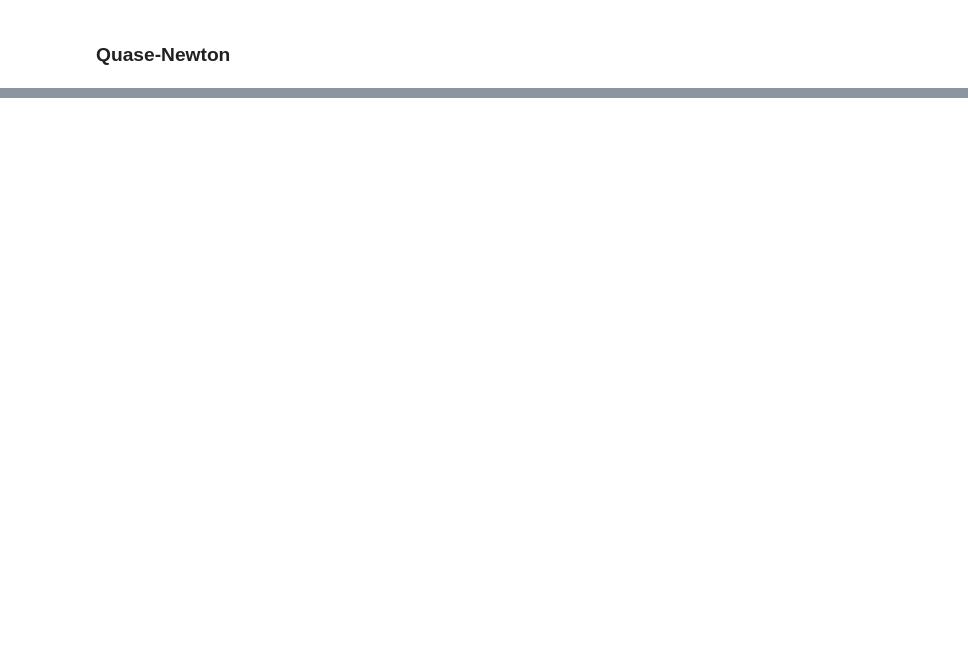
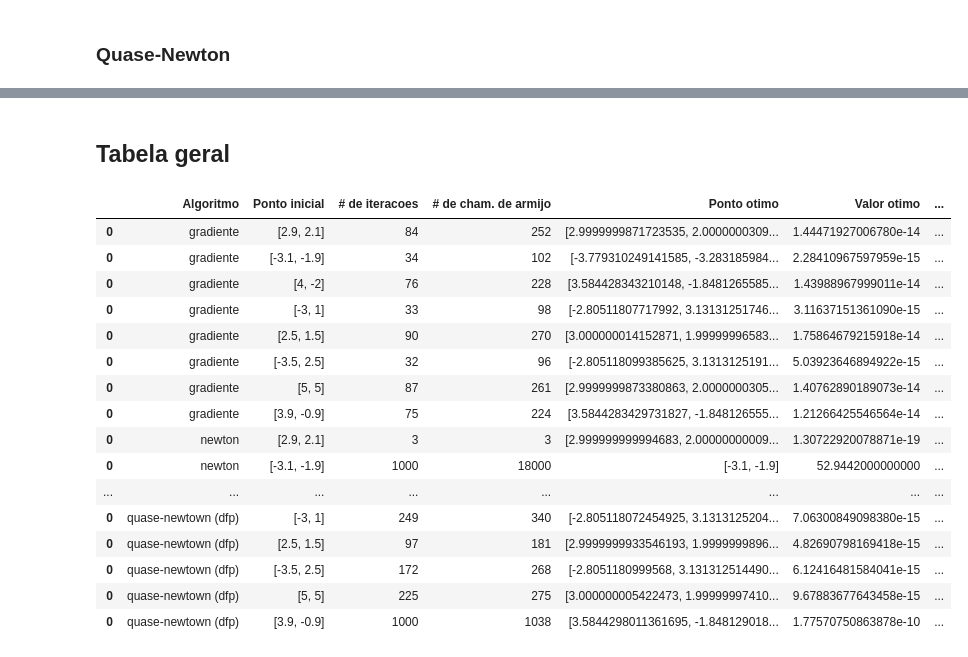
Before and after one commit to carloshenriquefbf/optimization, a Jupyter notebook: funcao3.ipynb, the cells around one changed output, grey strips where cells are left out. Saved outputs shown, nothing was run; the diff lists cells and outputs as text; code cells hidden in the pictures; blank space fills up the shorter version.

Commit message:
Add tabela geral

```diff
--- a/funcao3.ipynb
+++ b/funcao3.ipynb
@@ -176,0 +177,23 @@ display(df_quase_newton)
+# %% [markdown]
+## Tabela geral
+# %%
+df_all = pd.concat([df_gradiente, df_newton, df_quase_newton])
+df_all
+# %% [output]
+|  | Algoritmo | Ponto inicial | # de iteracoes | # de cham. de armijo | Ponto otimo | Valor otimo | ... |
+| 0 | gradiente | [2.9, 2.1] | 84 | 252 | [2.9999999871723535, 2.0000000309... | 1.44471927006780e-14 | ... |
+| 0 | gradiente | [-3.1, -1.9] | 34 | 102 | [-3.779310249141585, -3.283185984... | 2.28410967597959e-15 | ... |
+| 0 | gradiente | [4, -2] | 76 | 228 | [3.584428343210148, -1.8481265585... | 1.43988967999011e-14 | ... |
+| 0 | gradiente | [-3, 1] | 33 | 98 | [-2.80511807717992, 3.13131251746... | 3.11637151361090e-15 | ... |
+| 0 | gradiente | [2.5, 1.5] | 90 | 270 | [3.000000014152871, 1.99999996583... | 1.75864679215918e-14 | ... |
+| 0 | gradiente | [-3.5, 2.5] | 32 | 96 | [-2.805118099385625, 3.1313125191... | 5.03923646894922e-15 | ... |
+| 0 | gradiente | [5, 5] | 87 | 261 | [2.9999999873380863, 2.0000000305... | 1.40762890189073e-14 | ... |
+| 0 | gradiente | [3.9, -0.9] | 75 | 224 | [3.5844283429731827, -1.848126555... | 1.21266425546564e-14 | ... |
+| 0 | newton | [2.9, 2.1] | 3 | 3 | [2.999999999994683, 2.00000000009... | 1.30722920078871e-19 | ... |
+| 0 | newton | [-3.1, -1.9] | 1000 | 18000 | [-3.1, -1.9] | 52.9442000000000 | ... |
+| ... | ... | ... | ... | ... | ... | ... | ... |
+| 0 | quase-newtown (dfp) | [-3, 1] | 249 | 340 | [-2.805118072454925, 3.1313125204... | 7.06300849098380e-15 | ... |
+| 0 | quase-newtown (dfp) | [2.5, 1.5] | 97 | 181 | [2.9999999933546193, 1.9999999896... | 4.82690798169418e-15 | ... |
+| 0 | quase-newtown (dfp) | [-3.5, 2.5] | 172 | 268 | [-2.8051180999568, 3.131312514490... | 6.12416481584041e-15 | ... |
+| 0 | quase-newtown (dfp) | [5, 5] | 225 | 275 | [3.000000005422473, 1.99999997410... | 9.67883677643458e-15 | ... |
+| 0 | quase-newtown (dfp) | [3.9, -0.9] | 1000 | 1038 | [3.5844298011361695, -1.848129018... | 1.77570750863878e-10 | ... |
```
Also changed, not shown: parts of 4 cells of this notebook.
